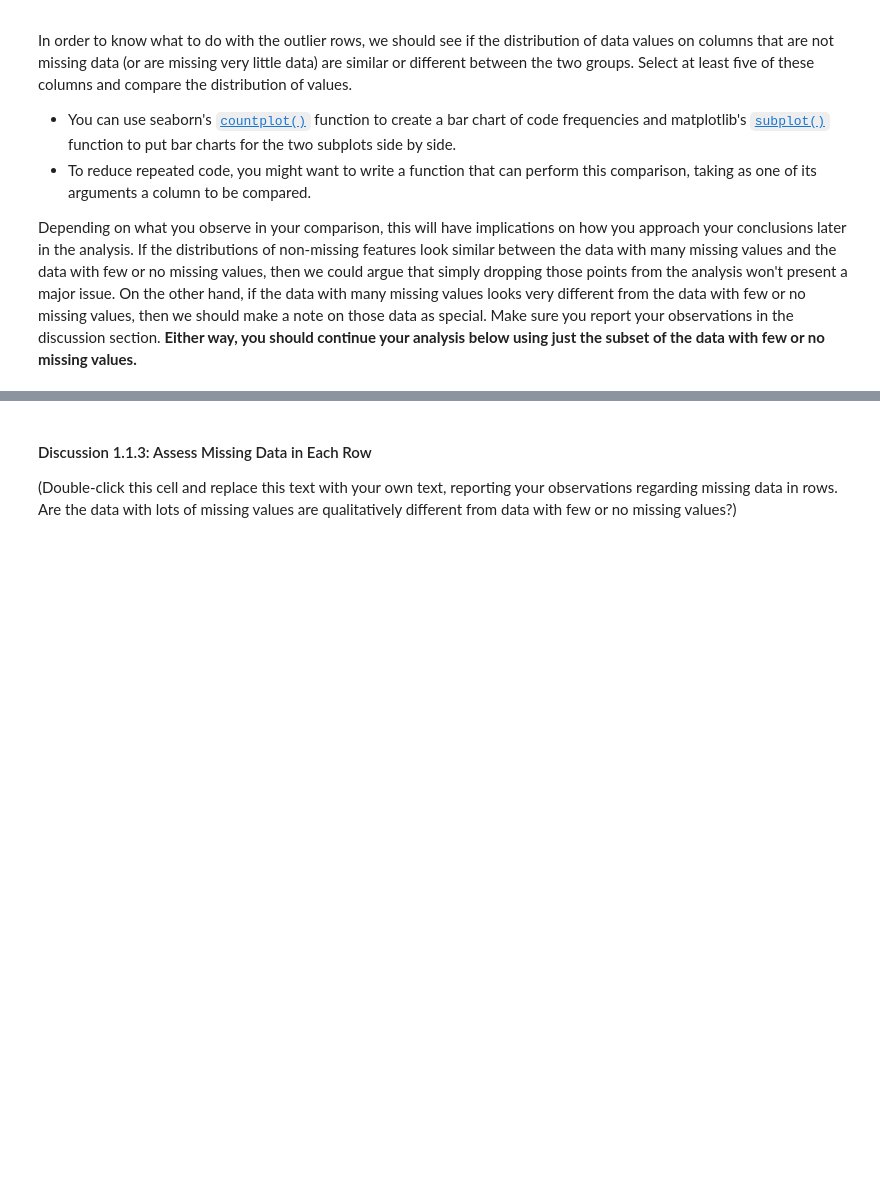
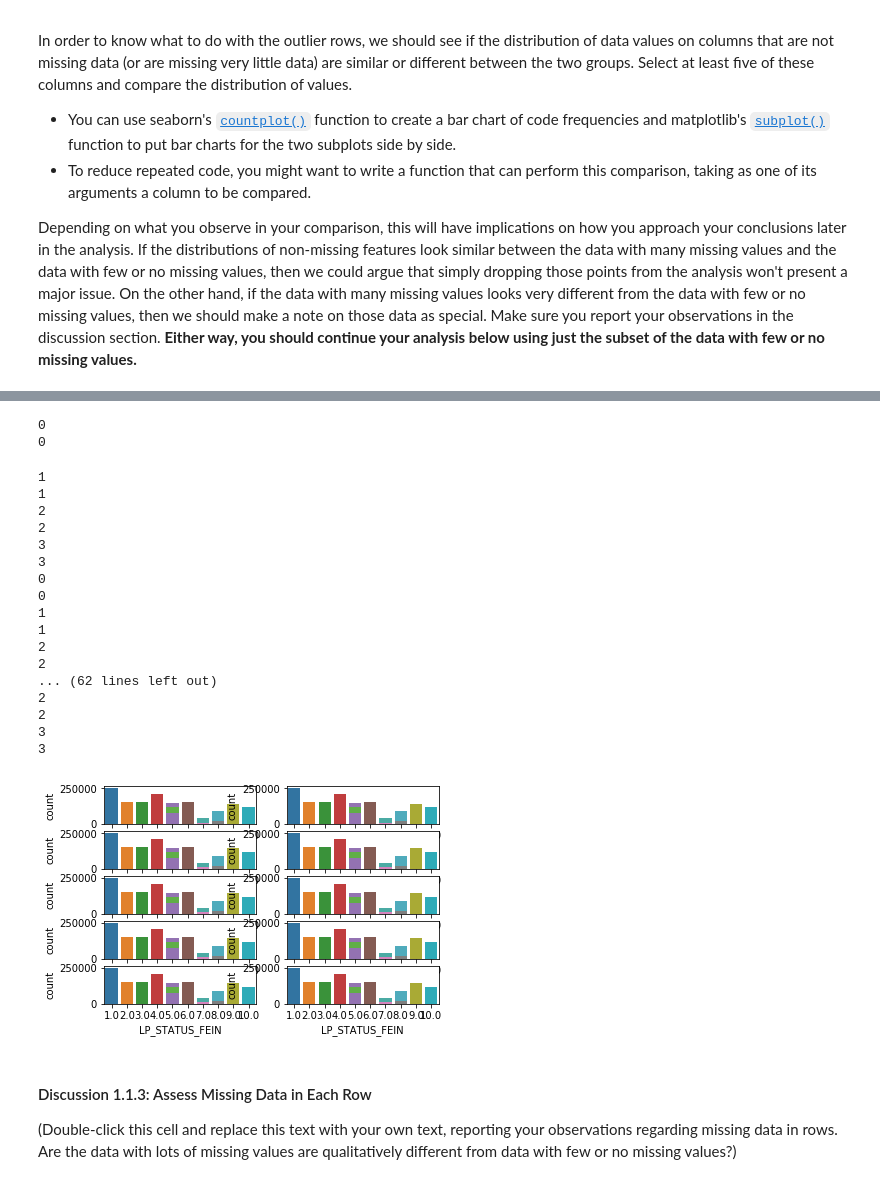
Before and after one commit to greulist137/Data-Science---Customer-Segments, a Jupyter notebook: Identify_Customer_Segments.ipynb, the cells around one changed output, grey strips where cells are left out. Saved outputs shown, nothing was run; the diff lists cells and outputs as text; code cells hidden in the pictures; blank space fills up the shorter version.

```diff
--- a/Identify_Customer_Segments.ipynb
+++ b/Identify_Customer_Segments.ipynb
@@ -145,8 +201,8 @@ group_1 = pd.DataFrame(columns=list(azdias))
 group_2 = pd.DataFrame(columns=list(azdias))
 
 test = azdias[:25]
-
-for row_index,row in azdias.iterrows():
+#need to find out if there is a better way to do this
+for row_index,row in test.iterrows():
     if((row.isnull().sum()) < 20):
         group_1.append(azdias.iloc[:, row_index:row_index])
     elif((row.isnull().sum()) >= 20):
@@ -166,27 +240,49 @@ top_5_columns = ['CJT_GESAMTTYP', 'FINANZ_SPARER', 'GFK_URLAUBERTYP', 'LP_STATUS
 # %%
 # Compare the distribution of values for at least five columns where there are
 # no or few missing values, between the two subsets.
 '''
     for x in columns:
         plt.figure(figsize=(20,6))
         sns.countplot(x=azdias[x], data=data_group)
         plt.show()'''
 
 #########JUST DOING THIS FOR A TEST###############
 
 def print_graphs(columns, data_group_1, data_group_2):
-    for x in range(1:10):
-        for y in range(0:4):
-            for z in range(1:2):
+    for x in range(1,11):
+        for y in range(0,4):
+            for z in range(1,3):
+                print(y)
                 plt.subplot(5, 2, x)
                 if(z == 1):
                     sns.countplot(x=azdias[columns[y]], data=data_group_1)
+
                 else:
                     sns.countplot(x=azdias[columns[y]], data=data_group_2)
-                plt.title('TEST PLOT')
     plt.show()
 
 print_graphs(top_5_columns, group_1, group_2)
+# %% [output]
+0
+0
+1
+1
+2
+2
+3
+3
+0
+0
+1
+1
+2
+2
+... (62 lines left out)
+2
+2
+3
+3
+[figure, added]
 # %% [markdown]
 #### Discussion 1.1.3: Assess Missing Data in Each Row
 
```
Also changed, not shown: parts of 13 cells of this notebook.
